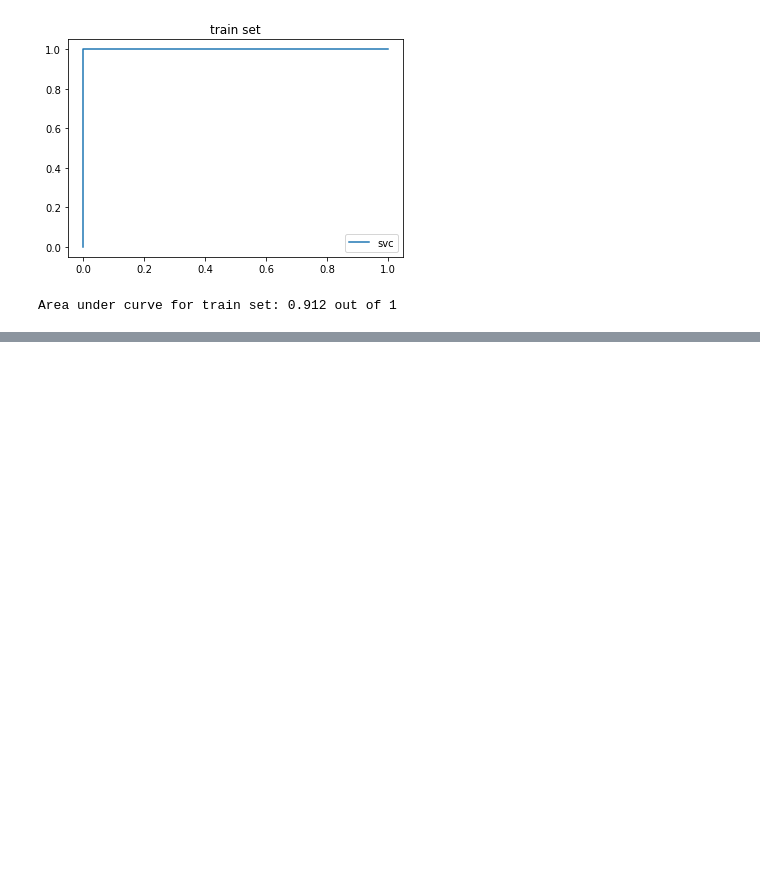
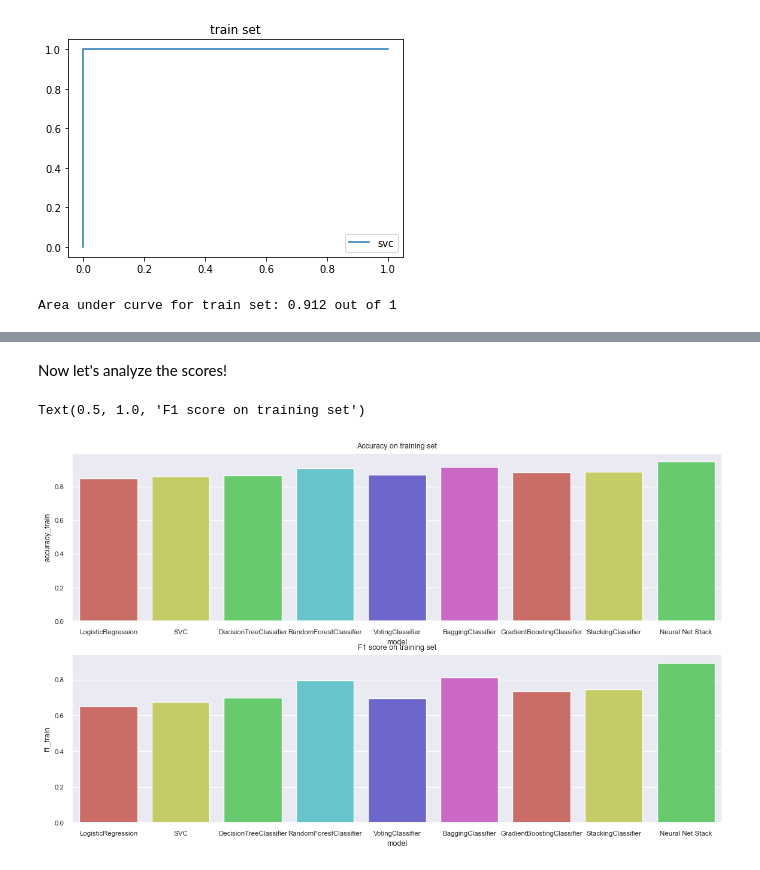
Before and after one commit to kklimov1/Income_Classification_Analysis, a Jupyter notebook: analysis_clf.ipynb, the cells around one changed output, grey strips where cells are left out. Drawn from its saved outputs; the diff is of its cells as text; code cells hidden in the pictures; blank space fills up the shorter version.

```diff
--- a/analysis_clf.ipynb
+++ b/analysis_clf.ipynb
@@ -852,0 +989,3 @@ array([[1],
+# %%
+clf_scores_2=pd.read_csv('clf_scores_complete', index_col=0)
+clf_scores_3=clf_scores_2.copy() #Copy just in case we want to go back to previous version
@@ -852,0 +994,3 @@ array([[1],
+# %%
+clf_scores_3=clf_scores_3.T
+clf_scores_3['model']=clf_scores_3.index #So I can call the x axis in seaborn
@@ -852,0 +1010,14 @@ array([[1],
+# %% [markdown]
+Now let's analyze the scores!
+# %%
+sns.set(font_scale = .75)
+fig, ax = plt.subplots(2, figsize=(14,8))
+
+plot1=sns.barplot( data=clf_scores_3, x='model', y='accuracy_train', ax=ax[0], palette=sns.color_palette('hls',6))
+plot1.set_title('Accuracy on training set')
+
+plot1=sns.barplot( data=clf_scores_3, x='model', y='f1_train', ax=ax[1], palette=sns.color_palette('hls',6))
+plot1.set_title('F1 score on training set')
+# %% [output]
+Text(0.5, 1.0, 'F1 score on training set')
+[figure, added]
```
Also changed, not shown: parts of 80 cells of this notebook, 1 other file.
